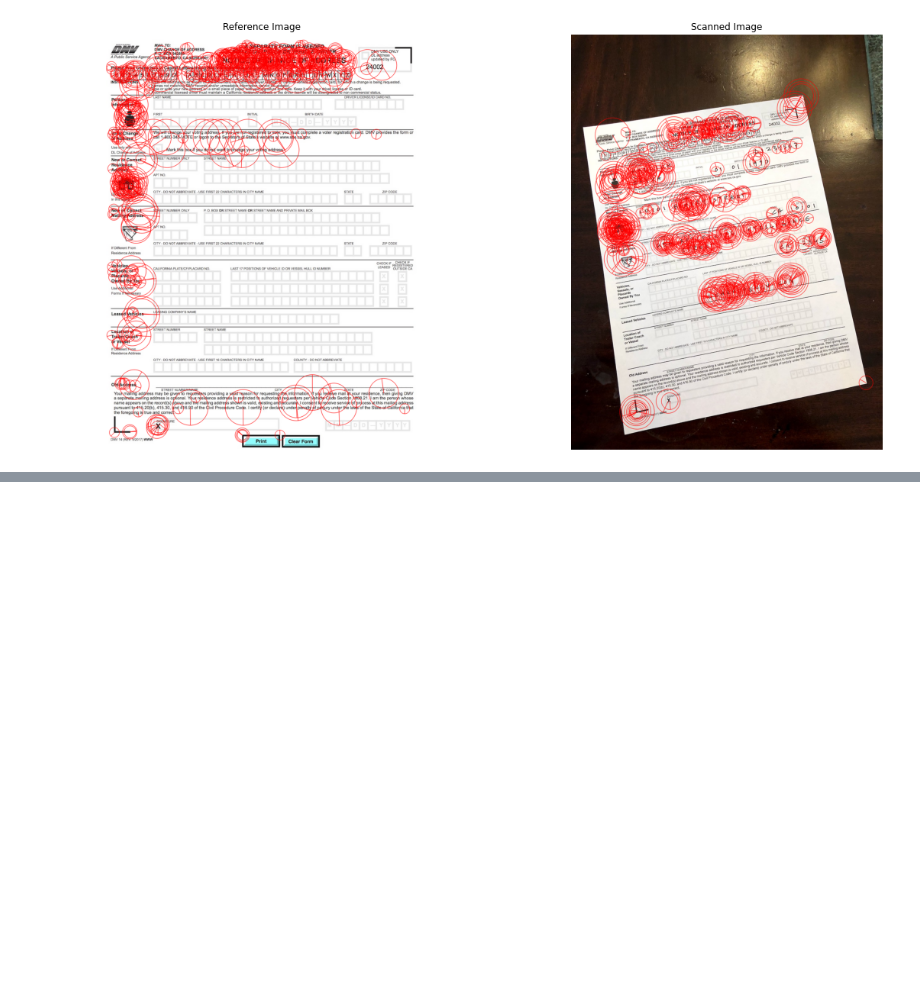
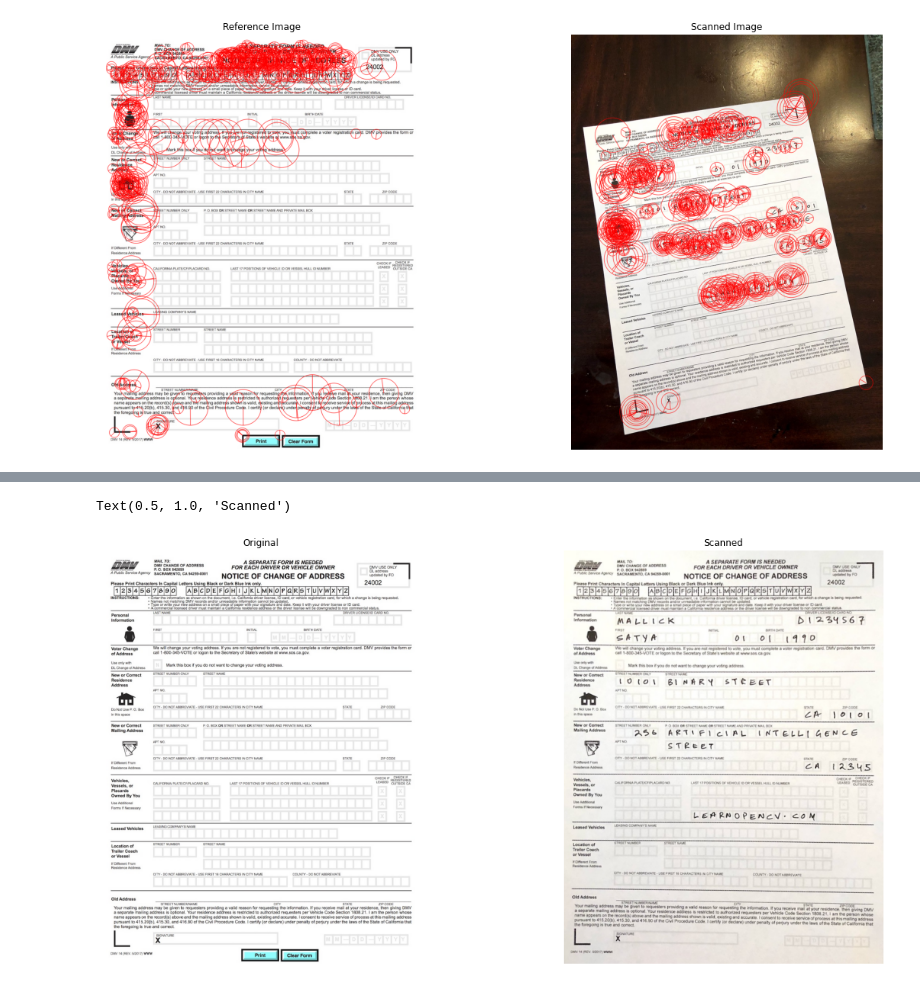
Before and after one commit to theNAFIZ/digital-image-processing-with-opencv, a Jupyter notebook: 008. Image Alignment.ipynb, the cells around one changed output, grey strips where cells are left out. Cells and saved outputs as stored; diff of their text form; code cells hidden in the pictures; blank space fills up the shorter version.

```diff
--- a/008. Image Alignment.ipynb
+++ b/008. Image Alignment.ipynb
@@ -66,6 +66,23 @@ points2 = np.zeros((len(matches), 2), dtype=np.float32)
 
 for i, match in enumerate(matches):
   points1[i, :] = keypoints1[match.queryIdx].pt
-  points2[i, :] = keypoints2[match.queryIdx].pt
+  points2[i, :] = keypoints2[match.trainIdx].pt
 
 h, mask = cv2.findHomography(points2, points1, cv2.RANSAC)
+# %%
+height, width, channels = refImg.shape
+
+scnImg_reg = cv2.warpPerspective(scnImg, h, (width, height))
+
+plt.figure(figsize=[20, 10])
+plt.subplot(121)
+plt.imshow(refImg)
+plt.axis('off')
+plt.title('Original')
+plt.subplot(122)
+plt.imshow(scnImg_reg)
+plt.axis('off')
+plt.title('Scanned')
+# %% [output]
+Text(0.5, 1.0, 'Scanned')
+[figure, added]
```
Also changed, not shown: parts of 2 cells of this notebook.
